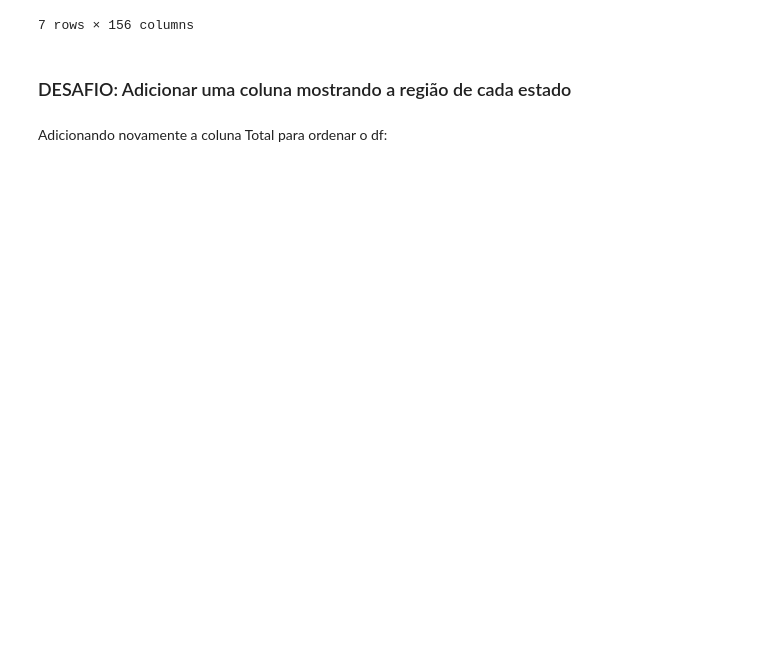
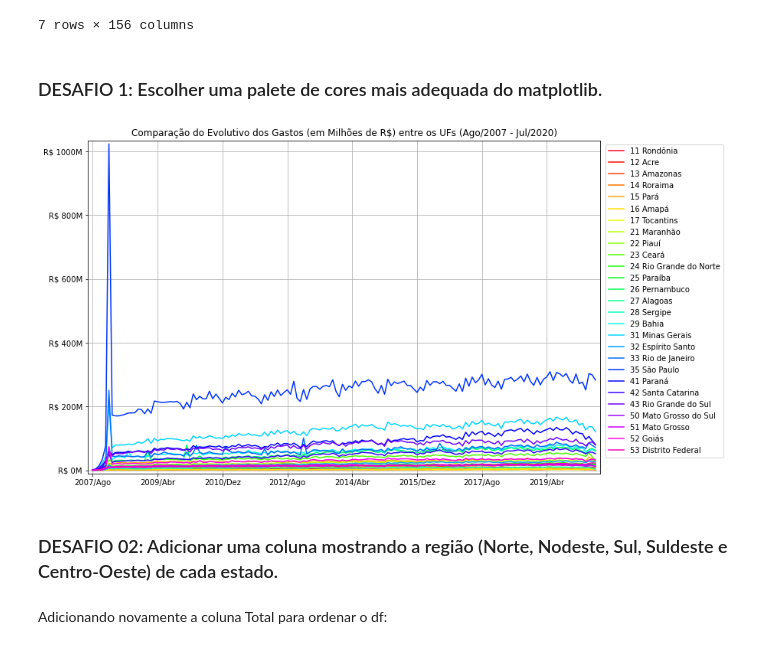
Before and after one commit to nicolasbuen/Alura-s-Data-Science-Bootcamp, a Jupyter notebook: modulo_1/Aula_3.ipynb, the cells around one changed output. Cells and saved outputs as stored; diff of their text form; code cells hidden in the pictures; blank space fills up the shorter version.

Commit message:
Resolvido os desafios propostos, formatação do notebook e fontes de informação adiconadas

```diff
--- a/modulo_1/Aula_3.ipynb
+++ b/modulo_1/Aula_3.ipynb
@@ -34,8 +34,29 @@ usaveis.sample(n=7)
 | 50 Mato Grosso do Sul | 199556.12 | 573675.41 | 1069816.66 | 1995899.52 | 4277979.14 | 8301006.10 | 8279288.79 | 9793888.78 | 8997542.75 | ... |
 | 16 Amapá | 33672.74 | 104822.98 | 118378.28 | 226661.18 | 844019.90 | 1329876.61 | 1275063.72 | 1177745.93 | 1396371.51 | ... |
 7 rows × 156 columns
+# %% [markdown]
+### DESAFIO 1: Escolher uma palete de cores mais adequada do matplotlib.
+# %%
+cmap = cm.get_cmap('gist_rainbow')
+
+ax = usaveis.T.plot(figsize=(12,8), cmap=cmap)
+ufs = usaveis.index.tolist()
+ufs = [uf[3:] for uf in ufs]
+
+# Para Y axis
+def millions(x, pos):
+    return f'R$ {int(x/1000000)}M'
+formattery = ticker.FuncFormatter(millions)
+ax.yaxis.set_major_formatter(formattery)
+
+ax.legend(bbox_to_anchor = (1.002, 1), loc="upper left")
+ax.margins(0.01)
+plt.title("Comparação do Evolutivo dos Gastos (em Milhões de R$) entre os UFs (Ago/2007 - Jul/2020)")
+plt.grid()
+# %% [output]
+[figure, added]
 # %% [markdown]
-### DESAFIO: Adicionar uma coluna mostrando a região de cada estado
+### DESAFIO 02: Adicionar uma coluna mostrando a região (Norte, Nodeste, Sul, Suldeste e Centro-Oeste) de cada estado.
 # %%
 UFS = usaveis.index.tolist()
 codigos = [uf[0:2] for uf in UFS]
```
Also changed, not shown: parts of 12 cells of this notebook.
